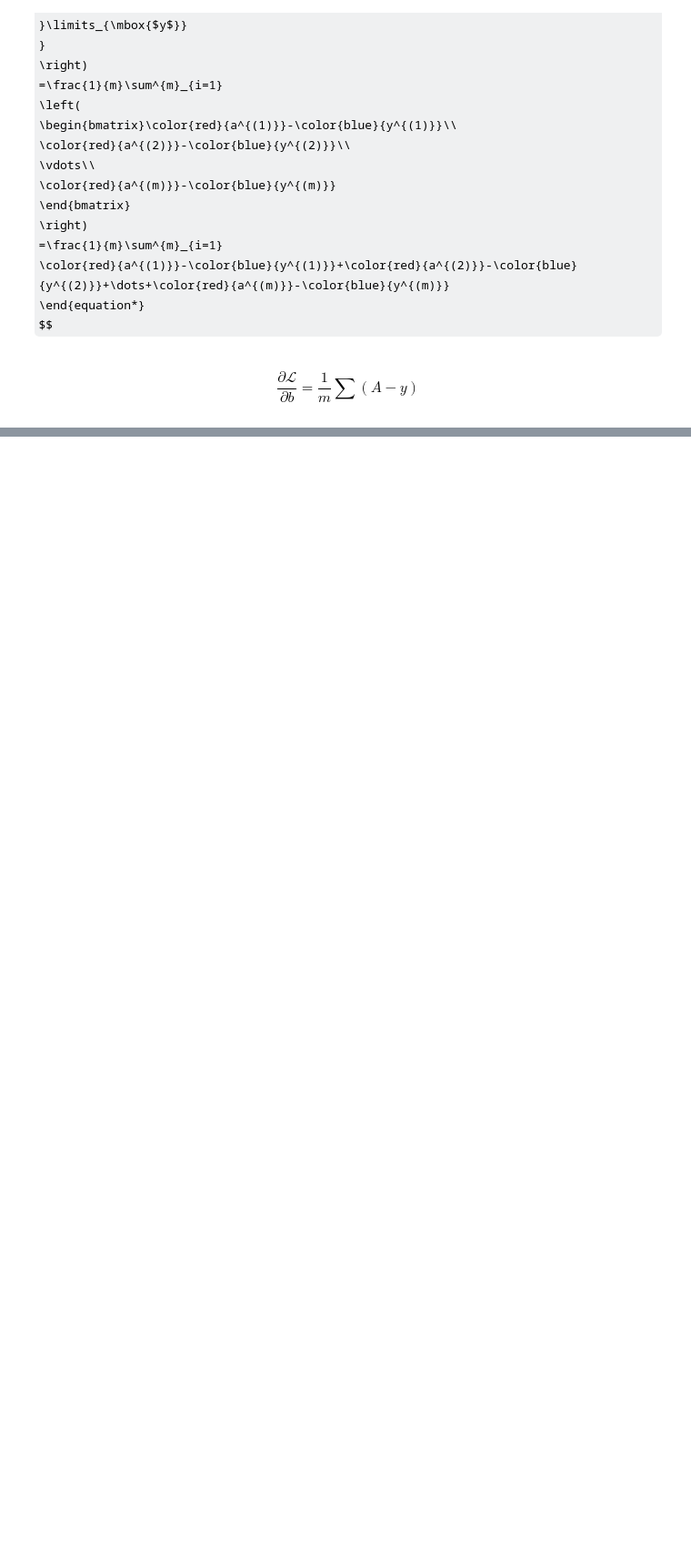
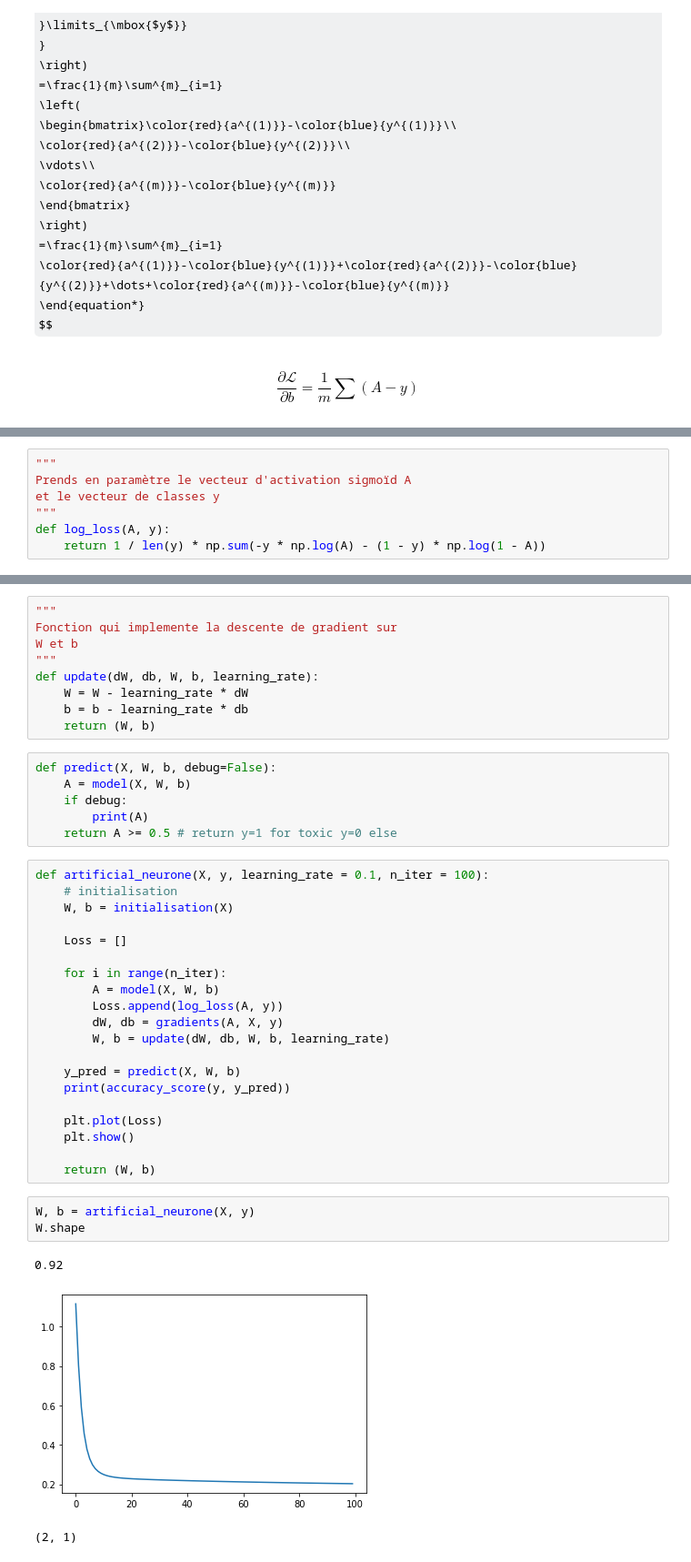
Before and after one commit to PerrinThibaud/neural_networks, a Jupyter notebook: Neural Networks/Perceptron/Perceptron.ipynb, the cells around one changed output, grey strips where cells are left out. Shown at 91% size. Cells and saved outputs as stored; diff of their text form; some formulas as TeX source; blank space fills up the shorter version.

```diff
--- a/Neural Networks/Perceptron/Perceptron.ipynb
+++ b/Neural Networks/Perceptron/Perceptron.ipynb
@@ -598,0 +645,7 @@ $$
+# %%
+"""
+Prends en paramètre le vecteur d'activation sigmoïd A
+et le vecteur de classes y
+"""
+def log_loss(A, y):
+    return 1 / len(y) * np.sum(-y * np.log(A) - (1 - y) * np.log(1 - A))
@@ -598,0 +662,42 @@ $$
+# %%
+"""
+Fonction qui implemente la descente de gradient sur
+W et b
+"""
+def update(dW, db, W, b, learning_rate):
+    W = W - learning_rate * dW
+    b = b - learning_rate * db
+    return (W, b)
+# %%
+def predict(X, W, b, debug=False):
+    A = model(X, W, b)
+    if debug:
+        print(A)
+    return A >= 0.5 # return y=1 for toxic y=0 else
+# %%
+def artificial_neurone(X, y, learning_rate = 0.1, n_iter = 100):
+    # initialisation
+    W, b = initialisation(X)
+
+    Loss = []
+
+    for i in range(n_iter):
+        A = model(X, W, b)
+        Loss.append(log_loss(A, y))
+        dW, db = gradients(A, X, y)
+        W, b = update(dW, db, W, b, learning_rate)
+
+    y_pred = predict(X, W, b)
+    print(accuracy_score(y, y_pred))
+
+    plt.plot(Loss)
+    plt.show()
+
+    return (W, b)
+# %%
+W, b = artificial_neurone(X, y)
+W.shape
+# %% [output]
+0.92
+[figure, added]
+(2, 1)
```
Also changed, not shown: parts of 28 cells of this notebook, 6 other files.
